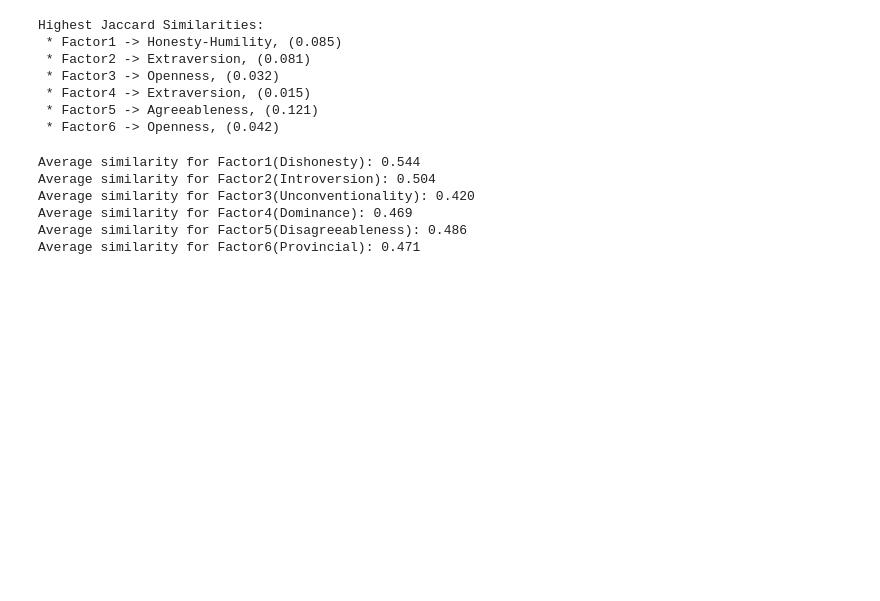
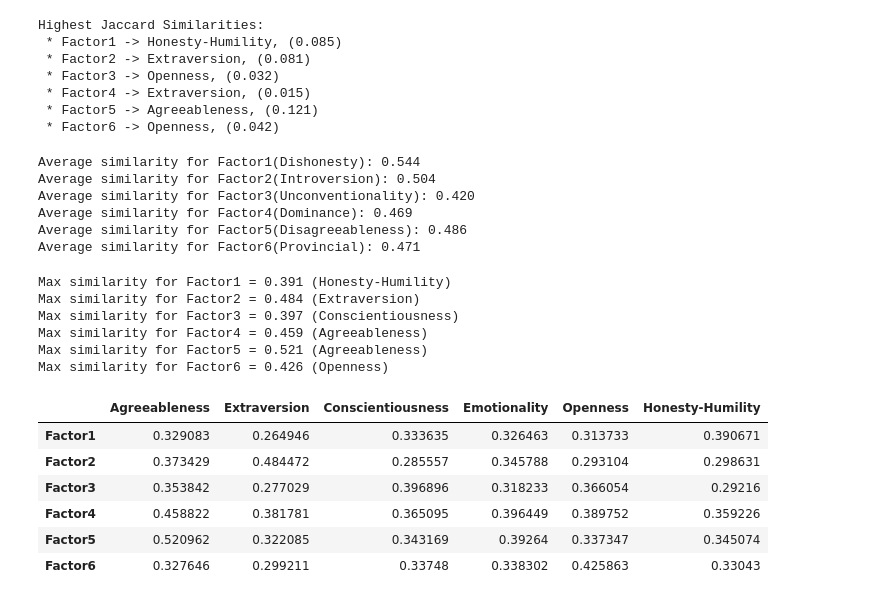
Before and after one commit to alan-turing-institute/hexaco-rep-public, a Jupyter notebook: popCensus_6Factor.ipynb, the cells around one changed output. Saved outputs shown, nothing was run; the diff lists cells and outputs as text; code cells hidden in the pictures; blank space fills up the shorter version.

```diff
--- a/popCensus_6Factor.ipynb
+++ b/popCensus_6Factor.ipynb
@@ -64,4 +64,7 @@ for dim in highest_loadings:
 print("Cronbach's Alpha: "+", ".join([f"{x:.2f}" for x in alphas]))
 # %% [output]
 Cronbach's Alpha: 0.94, 0.97, -0.20, -0.47, 0.91, -0.42
+# %%
+from support.data_support import load_hexaco_data
+hexaco_data = load_hexaco_data()
 # %%
@@ -94,3 +96,28 @@ Average similarity for Factor3(Unconventionality): 0.420
 Average similarity for Factor4(Dominance): 0.469
 Average similarity for Factor5(Disagreeableness): 0.486
 Average similarity for Factor6(Provincial): 0.471
+# %%
+from support.semantic_similarity import compute_similarity_between_sets
+results = pd.DataFrame(columns=hexaco_data.keys(), index=highest_loadings.keys())
+for factor in highest_loadings:
+    factor_terms = [x for x in highest_loadings[factor].index]
+    for dim in hexaco_data:
+        dim_terms = [x for x in hexaco_data[dim].dropna().index]
+        sim = compute_similarity_between_sets(factor_terms, dim_terms, model)
+        results.loc[factor, dim] = sim
+    print(f"Max similarity for {factor} = {results.loc[factor].max():.3f} ({results.loc[factor].idxmax()})")
+results
+# %% [output]
+Max similarity for Factor1 = 0.391 (Honesty-Humility)
+Max similarity for Factor2 = 0.484 (Extraversion)
+Max similarity for Factor3 = 0.397 (Conscientiousness)
+Max similarity for Factor4 = 0.459 (Agreeableness)
+Max similarity for Factor5 = 0.521 (Agreeableness)
+Max similarity for Factor6 = 0.426 (Openness)
+|  | Agreeableness | Extraversion | Conscientiousness | Emotionality | Openness | Honesty-Humility |
+| Factor1 | 0.329083 | 0.264946 | 0.333635 | 0.326463 | 0.313733 | 0.390671 |
+| Factor2 | 0.373429 | 0.484472 | 0.285557 | 0.345788 | 0.293104 | 0.298631 |
+| Factor3 | 0.353842 | 0.277029 | 0.396896 | 0.318233 | 0.366054 | 0.29216 |
+| Factor4 | 0.458822 | 0.381781 | 0.365095 | 0.396449 | 0.389752 | 0.359226 |
+| Factor5 | 0.520962 | 0.322085 | 0.343169 | 0.39264 | 0.337347 | 0.345074 |
+| Factor6 | 0.327646 | 0.299211 | 0.33748 | 0.338302 | 0.425863 | 0.33043 |
```
Also changed, not shown: parts of 1 cell of this notebook, 5 other files.
